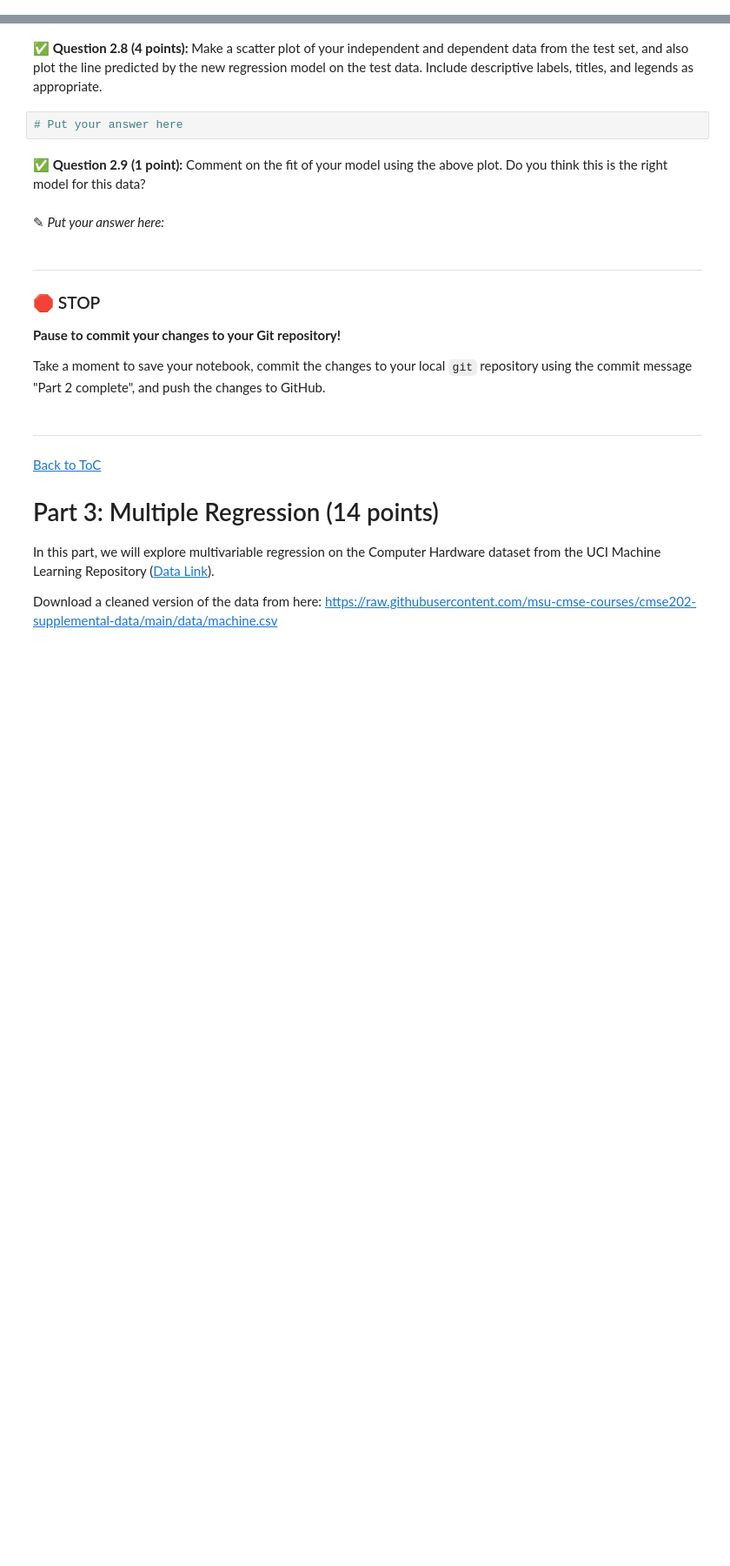
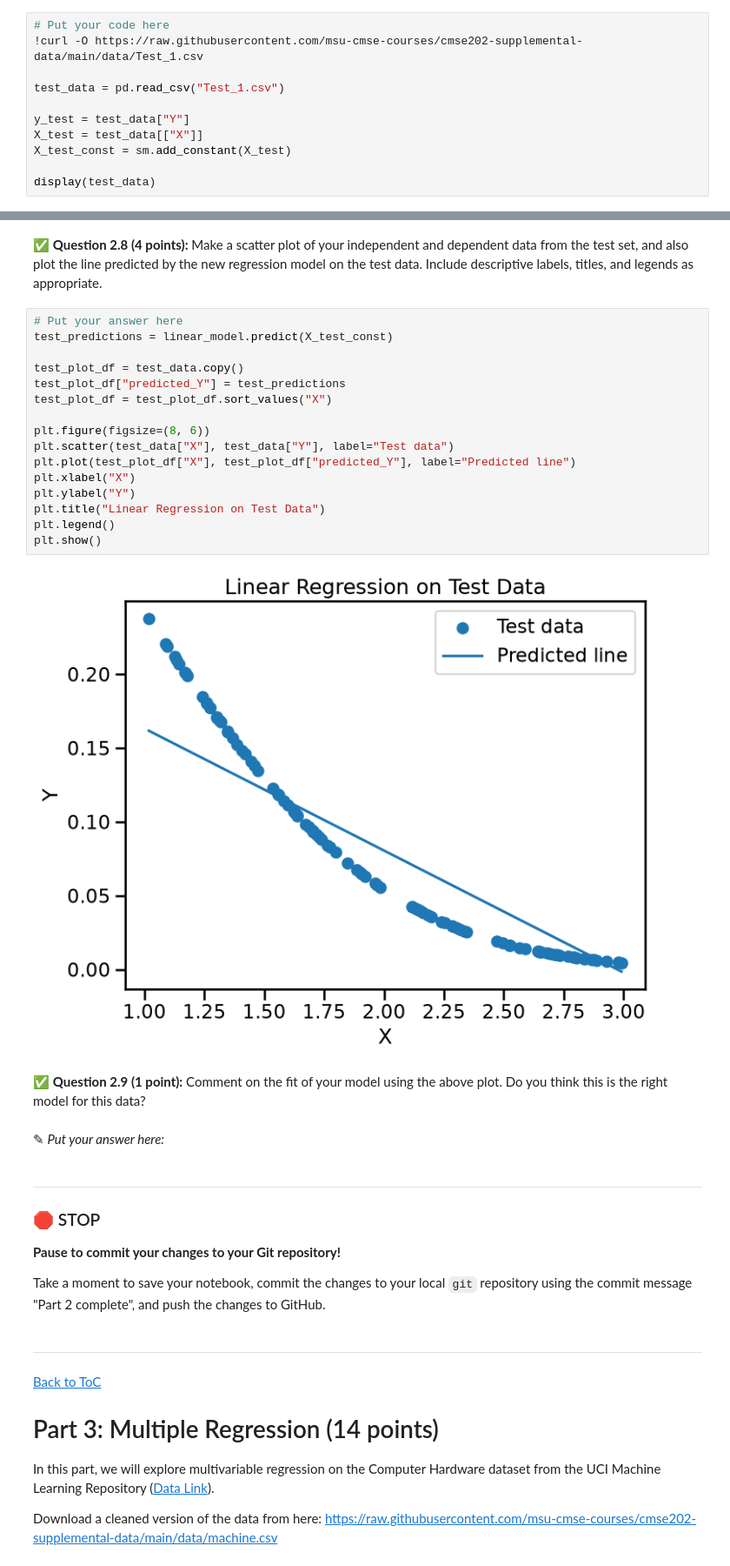
Before and after one commit to Jaehan-MSU/cmse202-s26-turnin, a Jupyter notebook: hw-03/HW-03_Regression-U26-Jaehan-Kim.ipynb, the cells around one changed output, grey strips where cells are left out. Shown at 87% size. Drawn from its saved outputs; the diff is of its cells as text; blank space fills up the shorter version.

```diff
--- a/hw-03/HW-03_Regression-U26-Jaehan-Kim.ipynb
+++ b/hw-03/HW-03_Regression-U26-Jaehan-Kim.ipynb
@@ -139,0 +195,11 @@ In this part, we'll perform some one-variable linear regression analysis on the
+# %%
+# Put your code here
+!curl -O https://raw.githubusercontent.com/msu-cmse-courses/cmse202-supplemental-data/main/data/Test_1.csv
+
+test_data = pd.read_csv("Test_1.csv")
+
+y_test = test_data["Y"]
+X_test = test_data[["X"]]
+X_test_const = sm.add_constant(X_test)
+
+display(test_data)
@@ -140,7 +223,23 @@ In this part, we'll perform some one-variable linear regression analysis on the
 # %% [markdown]
 &#9989; **Question 2.8 (4 points):** Make a scatter plot of your independent and dependent data from the test set, and also plot the line predicted by the new regression model on the test data. Include descriptive labels, titles, and legends as appropriate.
-# %%
-# Put your answer here
+# %%
+# Put your answer here
+test_predictions = linear_model.predict(X_test_const)
+
+test_plot_df = test_data.copy()
+test_plot_df["predicted_Y"] = test_predictions
+test_plot_df = test_plot_df.sort_values("X")
+
+plt.figure(figsize=(8, 6))
+plt.scatter(test_data["X"], test_data["Y"], label="Test data")
+plt.plot(test_plot_df["X"], test_plot_df["predicted_Y"], label="Predicted line")
+plt.xlabel("X")
+plt.ylabel("Y")
+plt.title("Linear Regression on Test Data")
+plt.legend()
+plt.show()
+# %% [output]
+[figure, added]
 # %% [markdown]
 &#9989; **Question 2.9 (1 point):** Comment on the fit of your model using the above plot. Do you think this is the right model for this data?
 # %% [markdown]
```
Also changed, not shown: parts of 13 cells of this notebook.
